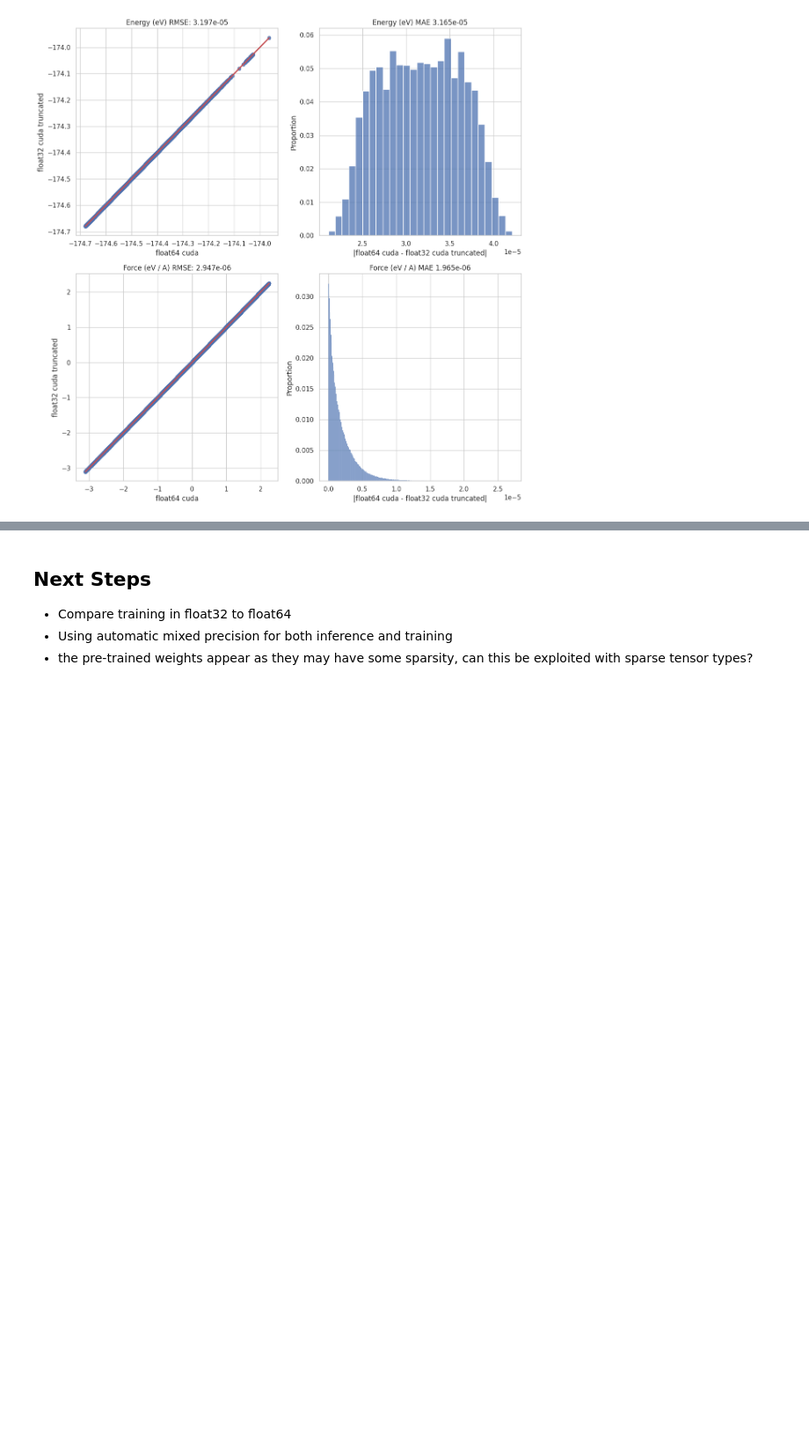
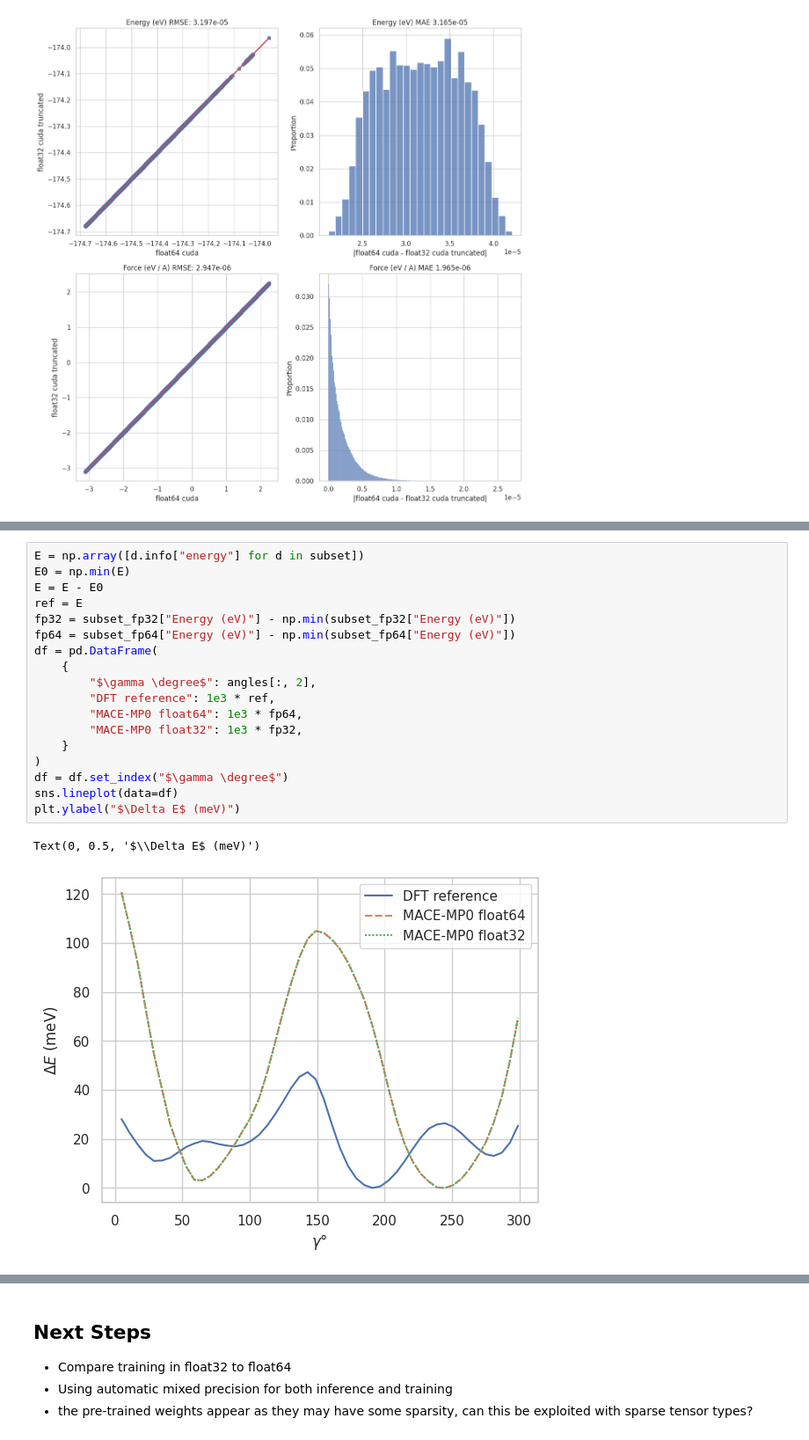
Before and after one commit to hatemhelal/mace, a Jupyter notebook: experiments/mp_numerics.ipynb, the cells around one changed output, grey strips where cells are left out. Shown: that part at 88% size. Saved outputs shown, nothing was run; the diff lists cells and outputs as text; blank space fills up the shorter version.

```diff
--- a/experiments/mp_numerics.ipynb
+++ b/experiments/mp_numerics.ipynb
@@ -186,0 +228,21 @@ compare(fp64_cuda, data)
+# %%
+E = np.array([d.info["energy"] for d in subset])
+E0 = np.min(E)
+E = E - E0
+ref = E
+fp32 = subset_fp32["Energy (eV)"] - np.min(subset_fp32["Energy (eV)"])
+fp64 = subset_fp64["Energy (eV)"] - np.min(subset_fp64["Energy (eV)"])
+df = pd.DataFrame(
+    {
+        "$\gamma \degree$": angles[:, 2],
+        "DFT reference": 1e3 * ref,
+        "MACE-MP0 float64": 1e3 * fp64,
+        "MACE-MP0 float32": 1e3 * fp32,
+    }
+)
+df = df.set_index("$\gamma \degree$")
+sns.lineplot(data=df)
+plt.ylabel("$\Delta E$ (meV)")
+# %% [output]
+Text(0, 0.5, '$\\Delta E$ (meV)')
+[figure, added]
```
Also changed, not shown: parts of 5 cells of this notebook.
